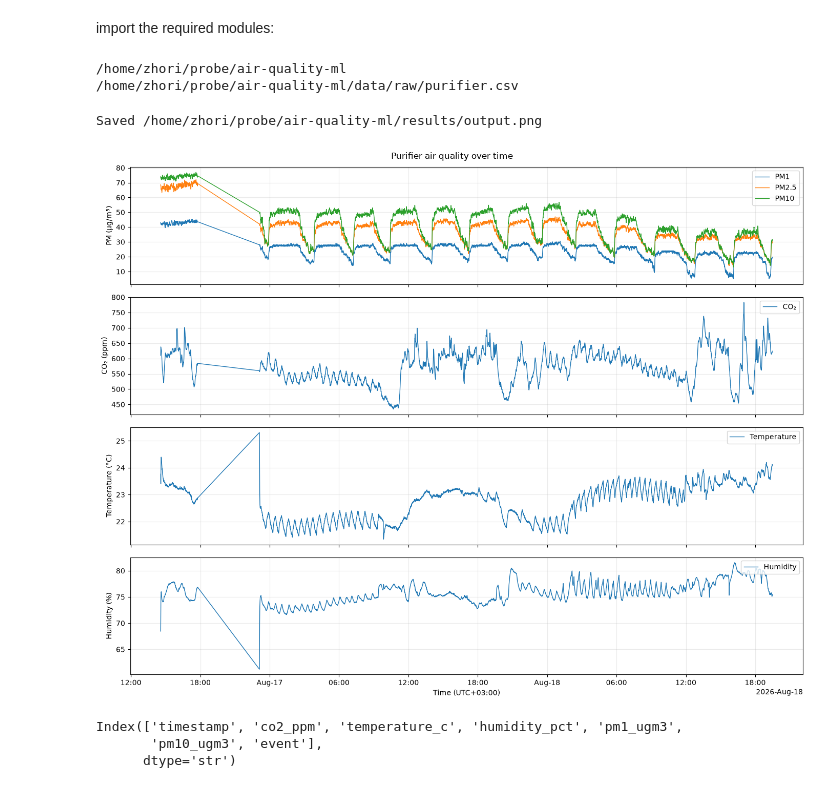
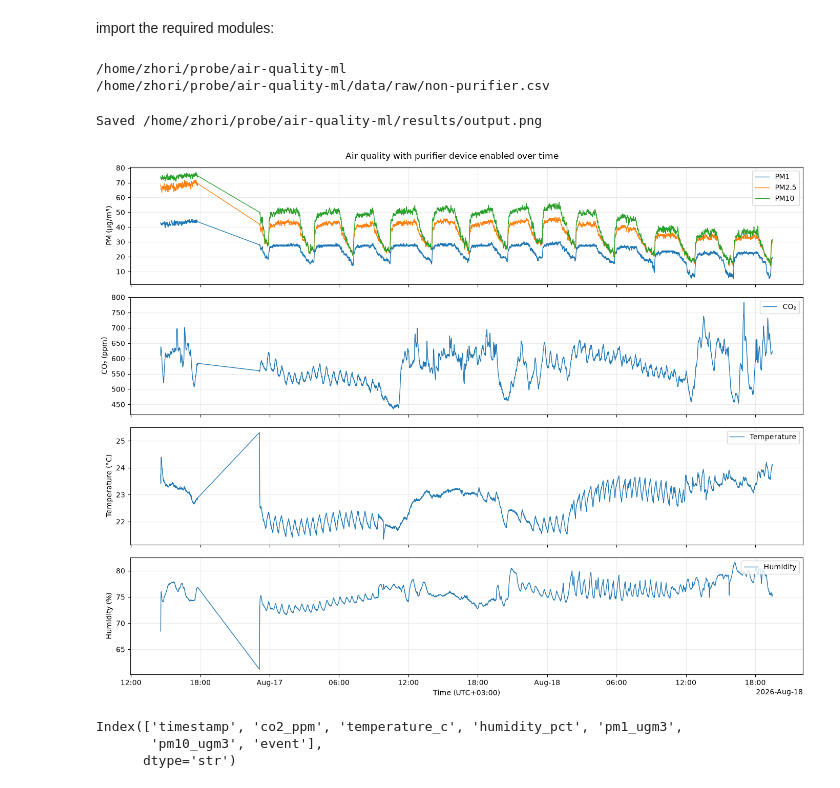
Before and after one commit to abilkhairseilov/air-quality-ml, a Jupyter notebook: notebooks/01_inspecting.ipynb, the cells around one changed output. Cells and saved outputs as stored; diff of their text form; code cells hidden in the pictures.

```diff
--- a/notebooks/01_inspecting.ipynb
+++ b/notebooks/01_inspecting.ipynb
@@ -9,20 +9,21 @@ import pandas as pd
 # %%
 # set some variables
 PROJECT_ROOT = Path("pyproject.toml").resolve().parent.parent
-DATASET = PROJECT_ROOT / "data" / "raw" / "purifier.csv"
+PURIFIER = PROJECT_ROOT / "data" / "raw" / "purifier.csv"
+NON_PURIFIER = PROJECT_ROOT / "data" / "raw" / "non-purifier.csv"
 RESULT = PROJECT_ROOT / "results" / "output.png"
 
 show = True
 
 print(PROJECT_ROOT)
-print(DATASET)
+print(NON_PURIFIER)
 # %% [output]
 /home/zhori/probe/air-quality-ml
-/home/zhori/probe/air-quality-ml/data/raw/purifier.csv
+/home/zhori/probe/air-quality-ml/data/raw/non-purifier.csv
 # %%
 data = (
     pd.read_csv(
-        DATASET,
+        PURIFIER,
         parse_dates=["timestamp"],
     )
     .sort_values("timestamp")
@@ -49,35 +50,35 @@ for axis, (columns, labels, ylabel) in zip(axes, panels, strict=True):
 if "event" in data.columns:
     events = data.loc[data["event"].fillna("").str.strip().ne("")]
     for _, event in events.iterrows():
         for axis in axes:
             axis.axvline(event["timestamp"], color="gray", linestyle="--", alpha=0.5)
         axes[0].annotate(
             str(event["event"]),
             xy=(event["timestamp"], 1),
             xycoords=("data", "axes fraction"),
             xytext=(3, -5),
             textcoords="offset points",
             rotation=90,
             va="top",
             fontsize=8,
         )
 
 timezone = data["timestamp"].dt.tz
 locator = mdates.AutoDateLocator(tz=timezone)
 axes[-1].xaxis.set_major_locator(locator)
 axes[-1].xaxis.set_major_formatter(mdates.ConciseDateFormatter(locator, tz=timezone))
 axes[-1].set_xlabel(f"Time ({timezone or 'local'})")
-figure.suptitle("Purifier air quality over time")
+figure.suptitle("Air quality with purifier device enabled over time")
 figure.tight_layout()
 figure.savefig(RESULT, dpi=150)
 print(f"Saved {RESULT}")
 
 if show:
     plt.show()
 plt.close(figure)
 # %% [output]
 Saved /home/zhori/probe/air-quality-ml/results/output.png
-[figure, old version]
+[figure, new version]
 # %%
 target_name = "pm25_ugm3"
 target = data[target_name]
```
Also changed, not shown: 9 other files.
